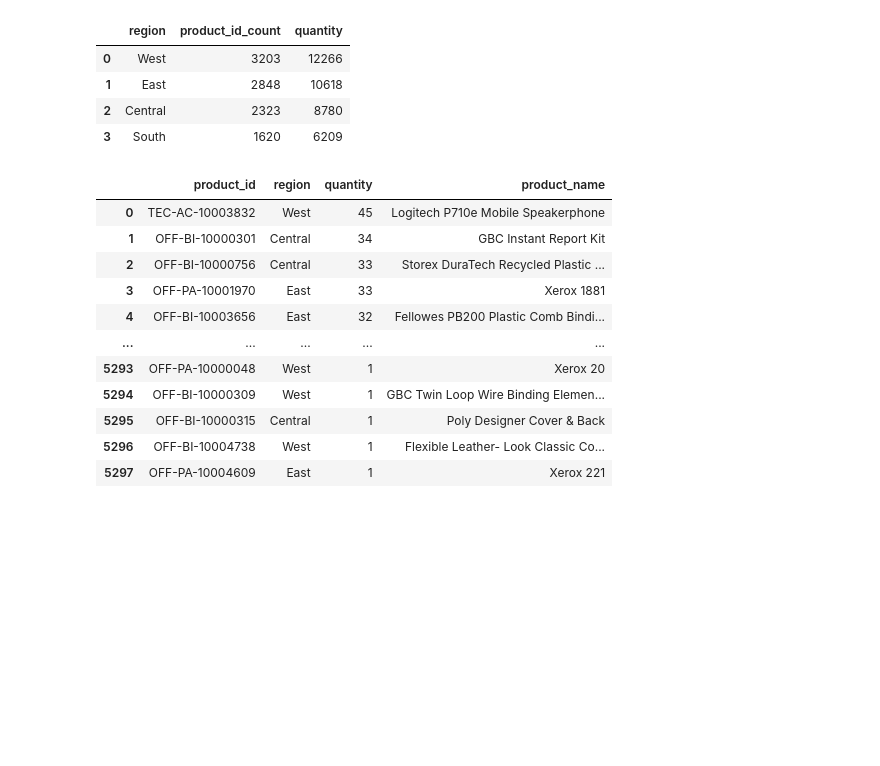
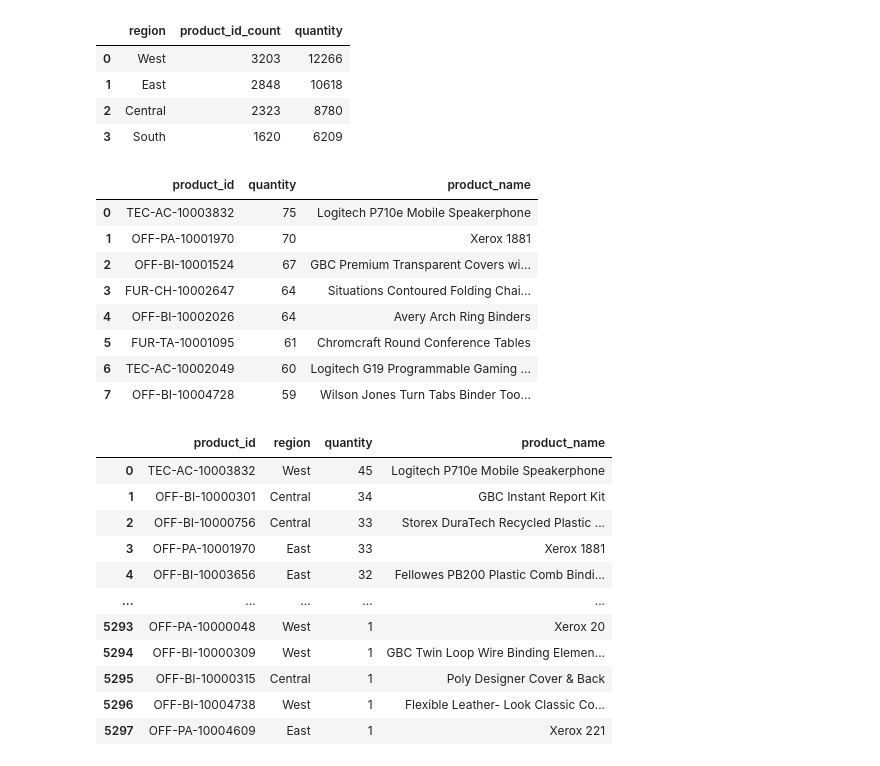
Before and after one commit to Dilcia19/superstore, a Jupyter notebook: notebooks/analysis_in_py.ipynb, the cells around one changed output. Cells and saved outputs as stored; diff of their text form; code cells hidden in the pictures; blank space fills up the shorter version.

Commit message:
most popular items

```diff
--- a/notebooks/analysis_in_py.ipynb
+++ b/notebooks/analysis_in_py.ipynb
@@ -182,4 +182,20 @@ high_business_states
 | 1 | East | 2848 | 10618 |
 | 2 | Central | 2323 | 8780 |
 | 3 | South | 1620 | 6209 |
+# %%
+# top 8 overall popular products
+
+popular_products = store_records[['product_id','quantity','state','product_name']].groupby(['product_id']).agg({'quantity':'sum', 'product_name':'first'}).sort_values(by='quantity', ascending=False).reset_index()
+popular_products = popular_products.iloc[0:8]
+popular_products
+# %% [output]
+|  | product_id | quantity | product_name |
+| 0 | TEC-AC-10003832 | 75 | Logitech P710e Mobile Speakerphone |
+| 1 | OFF-PA-10001970 | 70 | Xerox 1881 |
+| 2 | OFF-BI-10001524 | 67 | GBC Premium Transparent Covers wi... |
+| 3 | FUR-CH-10002647 | 64 | Situations Contoured Folding Chai... |
+| 4 | OFF-BI-10002026 | 64 | Avery Arch Ring Binders |
+| 5 | FUR-TA-10001095 | 61 | Chromcraft Round Conference Tables |
+| 6 | TEC-AC-10002049 | 60 | Logitech G19 Programmable Gaming ... |
+| 7 | OFF-BI-10004728 | 59 | Wilson Jones Turn Tabs Binder Too... |
 # %%
```
Also changed, not shown: parts of 1 cell of this notebook, 1 other file.
